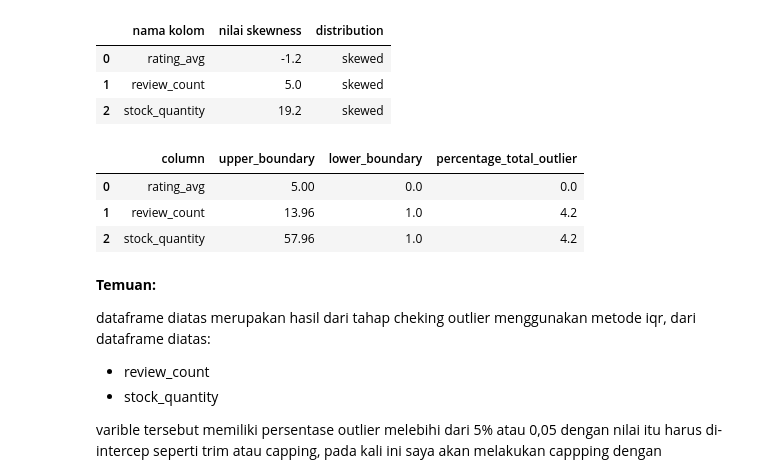
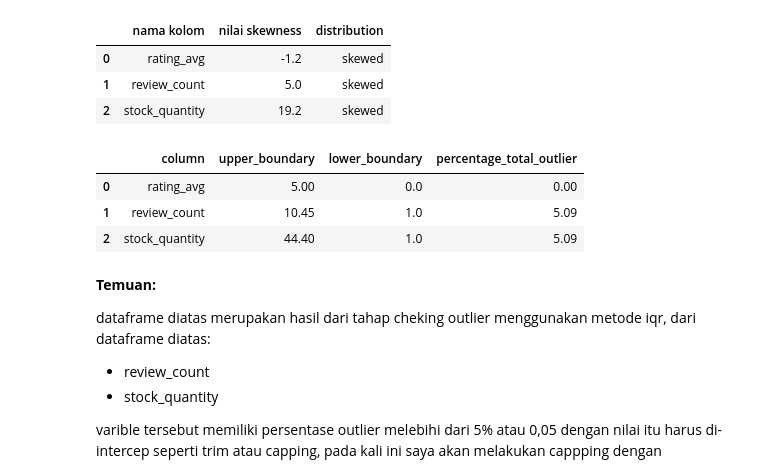
Before and after one commit to HaafizHhamda/ecommerce-stock-health-segmentation, a Jupyter notebook: Notebook.ipynb, the cells around one changed output. Cells and saved outputs as stored; diff of their text form; code cells hidden in the pictures.

```diff
--- a/Notebook.ipynb
+++ b/Notebook.ipynb
@@ -369,7 +369,7 @@ for row in range(0, len(skewness)):
     # Khusus kolom dengan extreme skewness (review_count & stock_quantity), gunakan Persentil 95%
     if col in ['stock_quantity', 'review_count']:
         lower_boundary = X[col].min()  # Nilai terendah asli (misal: 1)
-        upper_boundary = X[col].quantile(0.96)  # Ambil batas 95% data terbanyak
+        upper_boundary = X[col].quantile(0.95)  # Ambil batas 95% data terbanyak
 
     elif skewness["distribution"][row] == "skewed":
         IQR = X[col].quantile(0.75) - X[col].quantile(0.25)
@@ -392,36 +392,36 @@ for row in range(0, len(skewness)):
         lower_boundary = 0.0
 
     # 3. Hitung statistik outlier
     totout = (len(X[X[col] > upper_boundary]) / len(X) * 100) + (
         len(X[X[col] < lower_boundary]) / len(X) * 100
     )
 
     column.append(col)
     lower_bound.append(lower_boundary)
     upper_bound.append(upper_boundary)
     percent_total_outlier.append(totout)
 
     # 4. Eksekusi Capping
     X[col] = np.clip(X[col], a_min=lower_boundary, a_max=upper_boundary)
 
 # Buat DataFrame ringkasan
 outliers_X = pd.DataFrame(
     {
         "column": column,
         "upper_boundary": [round(ub, 2) for ub in upper_bound],
         "lower_boundary": [round(lb, 2) for lb in lower_bound],
         "percentage_total_outlier": [
             round(p, 2) for p in percent_total_outlier
         ],
     }
 )
 
 outliers_X
 # %% [output]
 |  | column | upper_boundary | lower_boundary | percentage_total_outlier |
-| 0 | rating_avg | 5.00 | 0.0 | 0.0 |
-| 1 | review_count | 13.96 | 1.0 | 4.2 |
-| 2 | stock_quantity | 57.96 | 1.0 | 4.2 |
+| 0 | rating_avg | 5.00 | 0.0 | 0.00 |
+| 1 | review_count | 10.45 | 1.0 | 5.09 |
+| 2 | stock_quantity | 44.40 | 1.0 | 5.09 |
 # %% [markdown]
 **Temuan:**
 
```
Also changed, not shown: parts of 12 cells of this notebook.
